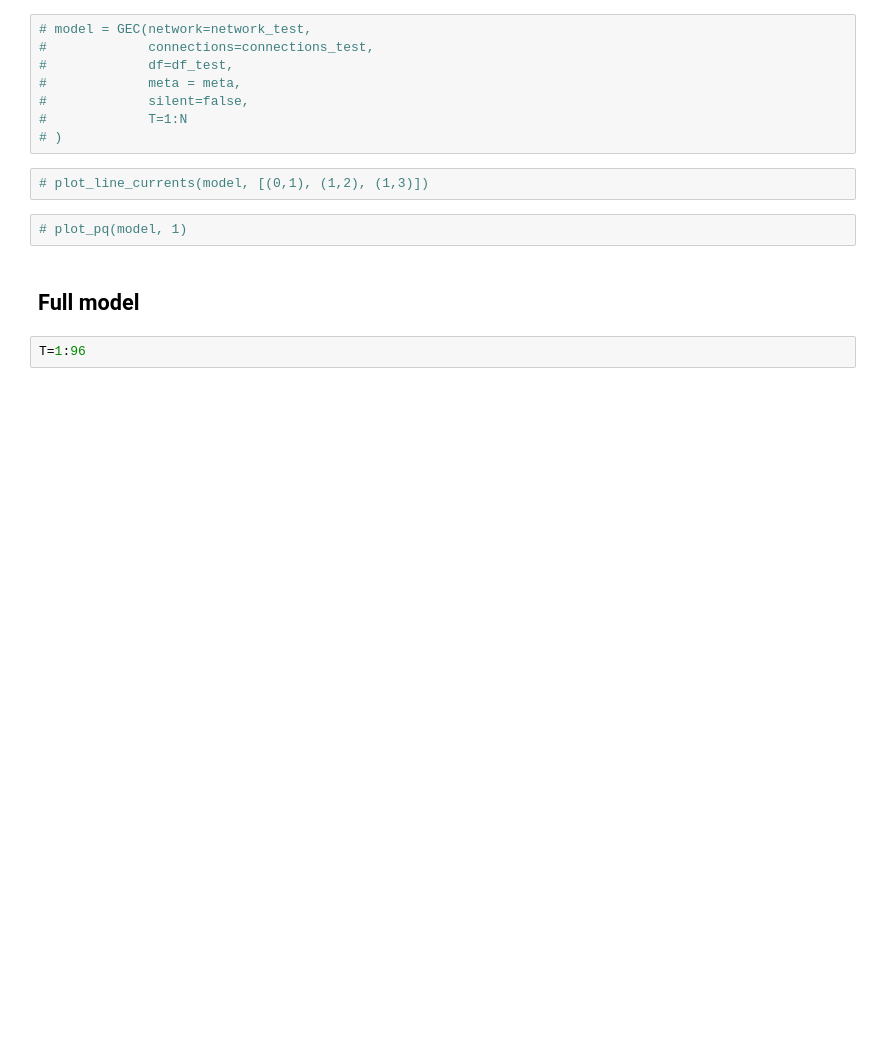
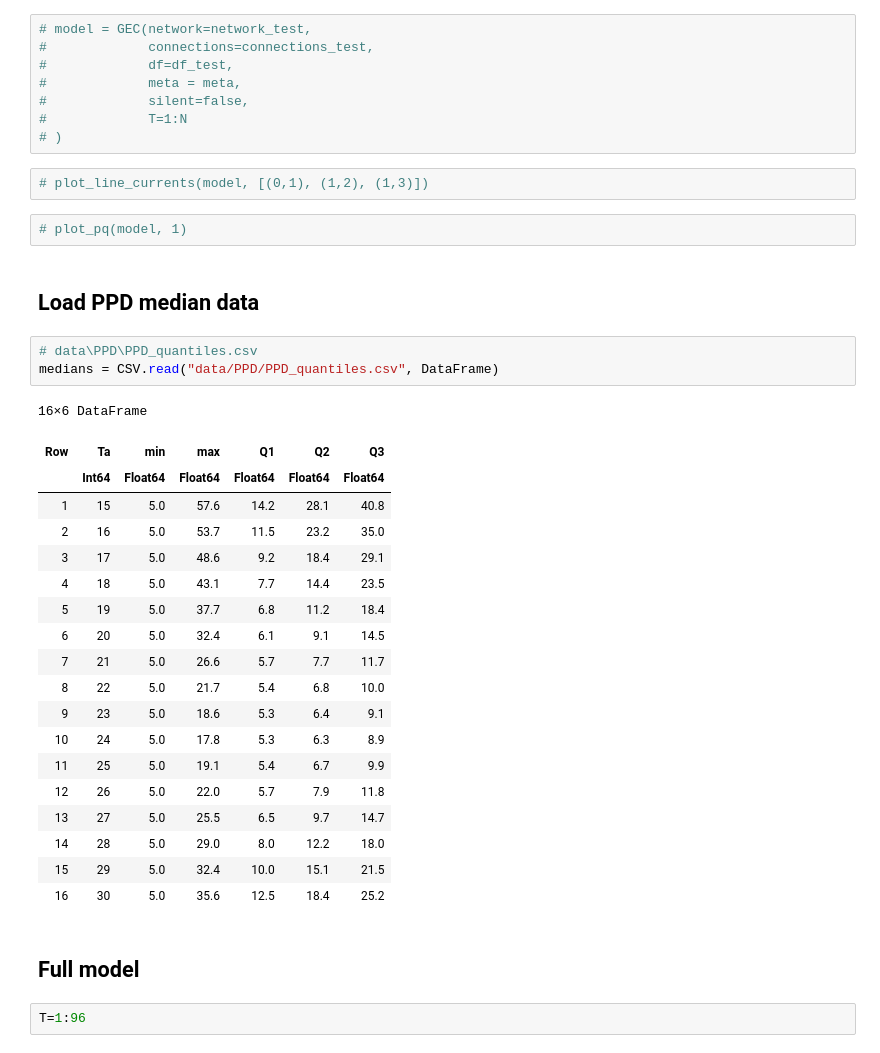
Before and after one commit to XinLiTue/Congestion-Management-based-on-Thermal-Comfort, a Jupyter notebook: OPF-jl.ipynb, the cells around one changed output. Cells and saved outputs as stored; diff of their text form; blank space fills up the shorter version.

```diff
--- a/OPF-jl.ipynb
+++ b/OPF-jl.ipynb
@@ -288,6 +291,31 @@ plot_pq (generic function with 1 method)
 # plot_line_currents(model, [(0,1), (1,2), (1,3)])
 # %%
 # plot_pq(model, 1)
+# %% [markdown]
+## Load PPD median data
+# %%
+# data\PPD\PPD_quantiles.csv
+medians = CSV.read("data/PPD/PPD_quantiles.csv", DataFrame)
+# %% [output]
+16×6 DataFrame
+| Row | Ta | min | max | Q1 | Q2 | Q3 |
+|  | Int64 | Float64 | Float64 | Float64 | Float64 | Float64 |
+| 1 | 15 | 5.0 | 57.6 | 14.2 | 28.1 | 40.8 |
+| 2 | 16 | 5.0 | 53.7 | 11.5 | 23.2 | 35.0 |
+| 3 | 17 | 5.0 | 48.6 | 9.2 | 18.4 | 29.1 |
+| 4 | 18 | 5.0 | 43.1 | 7.7 | 14.4 | 23.5 |
+| 5 | 19 | 5.0 | 37.7 | 6.8 | 11.2 | 18.4 |
+| 6 | 20 | 5.0 | 32.4 | 6.1 | 9.1 | 14.5 |
+| 7 | 21 | 5.0 | 26.6 | 5.7 | 7.7 | 11.7 |
+| 8 | 22 | 5.0 | 21.7 | 5.4 | 6.8 | 10.0 |
+| 9 | 23 | 5.0 | 18.6 | 5.3 | 6.4 | 9.1 |
+| 10 | 24 | 5.0 | 17.8 | 5.3 | 6.3 | 8.9 |
+| 11 | 25 | 5.0 | 19.1 | 5.4 | 6.7 | 9.9 |
+| 12 | 26 | 5.0 | 22.0 | 5.7 | 7.9 | 11.8 |
+| 13 | 27 | 5.0 | 25.5 | 6.5 | 9.7 | 14.7 |
+| 14 | 28 | 5.0 | 29.0 | 8.0 | 12.2 | 18.0 |
+| 15 | 29 | 5.0 | 32.4 | 10.0 | 15.1 | 21.5 |
+| 16 | 30 | 5.0 | 35.6 | 12.5 | 18.4 | 25.2 |
 # %% [markdown]
 ## Full model
 # %%
```
Also changed, not shown: parts of 9 cells of this notebook, 7 other files.
